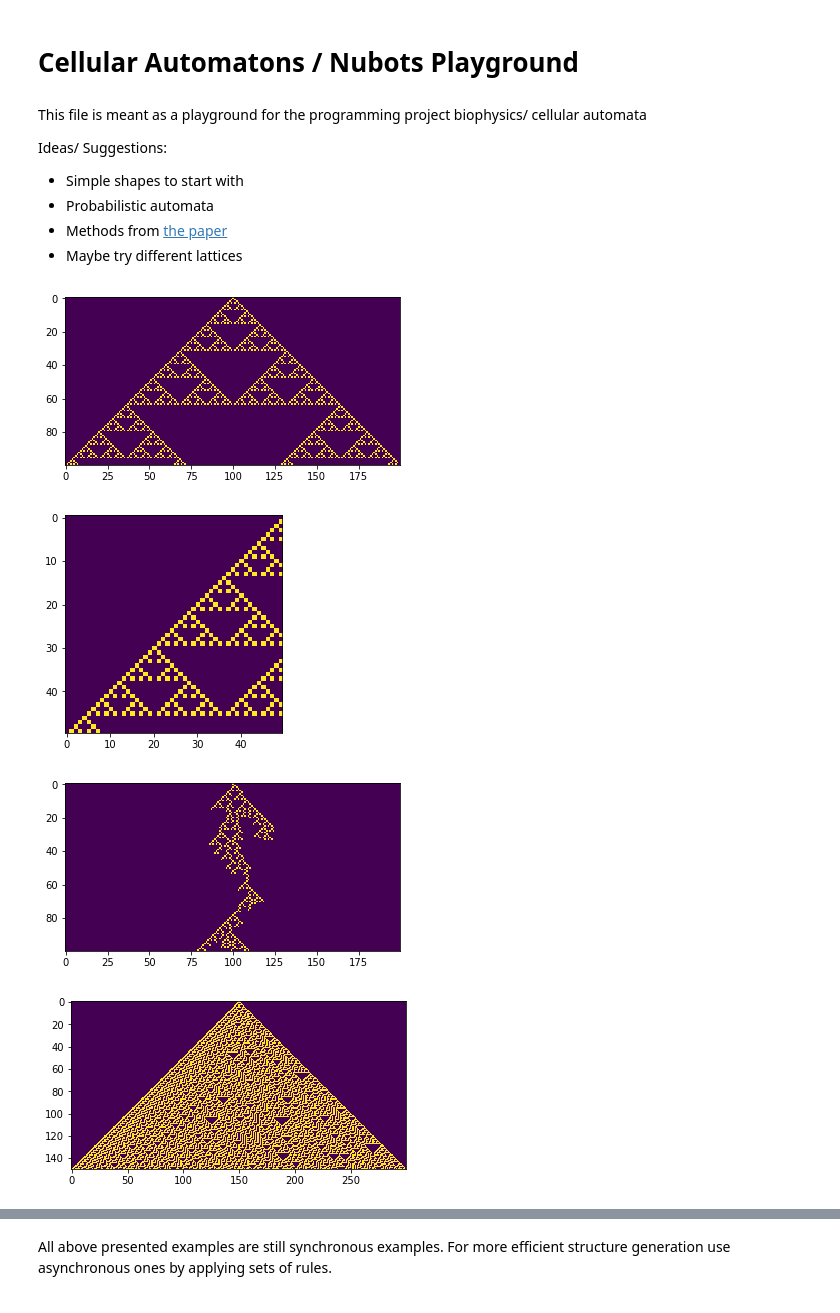
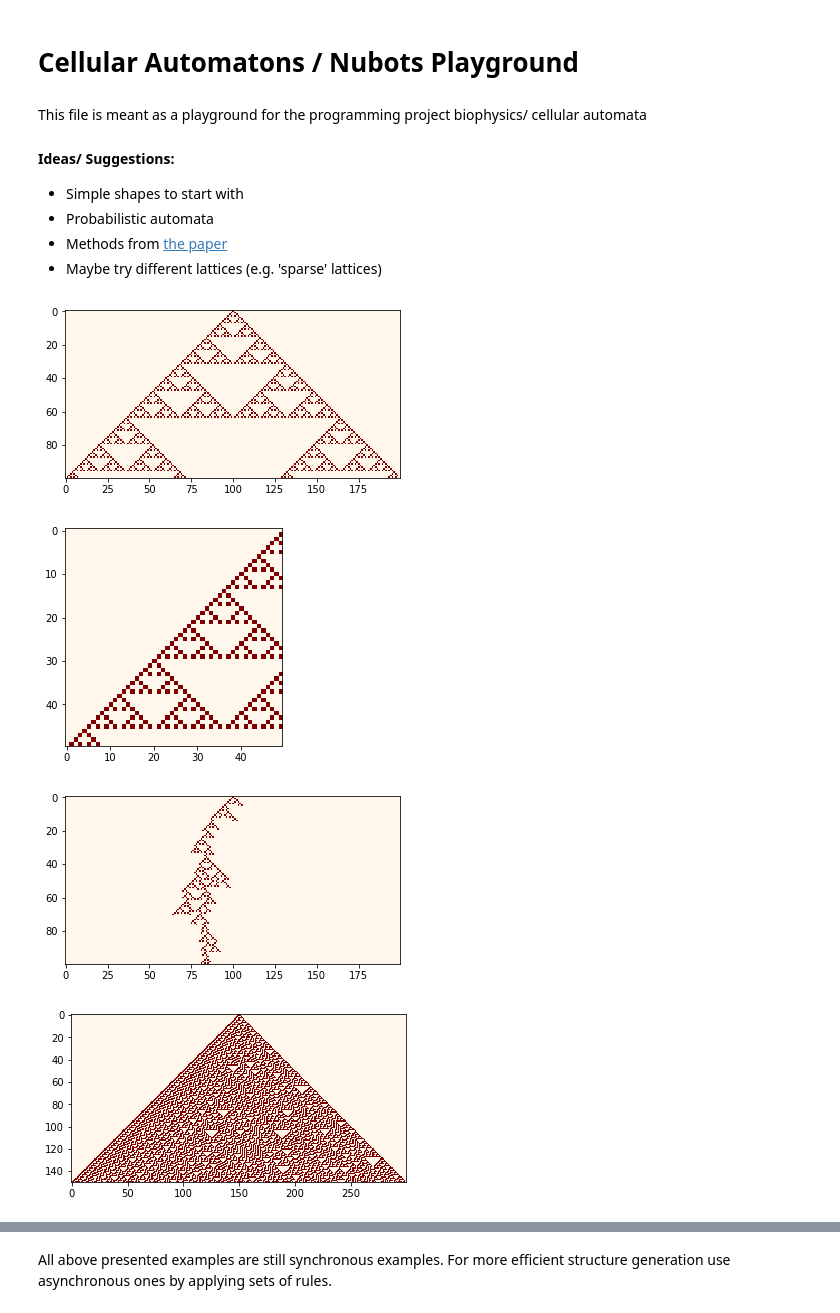
Before and after one commit to hs42/biophysics, a Jupyter notebook: playground.ipynb, the cells around one changed output, grey strips where cells are left out. Drawn from its saved outputs; the diff is of its cells as text; code cells hidden in the pictures.

```diff
--- a/playground.ipynb
+++ b/playground.ipynb
@@ -3,12 +3,12 @@
 # %% [markdown]
 This file is meant as a playground for the programming project biophysics/ cellular automata
 
-Ideas/ Suggestions:
+#### Ideas/ Suggestions:
 
 - Simple shapes to start with
 - Probabilistic automata
 - Methods from [the paper](https://dna.hamilton.ie/woods/download/nubots.pdf)
-- Maybe try different lattices
+- Maybe try different lattices (e.g. 'sparse' lattices)
 # %%
 import numpy as np
 from matplotlib import pyplot as plt
@@ -26,34 +26,34 @@ for i in range(0, t - 1):
     for x in range(1, N - 1):
         field[i+1, x] = bool(field[i, x-1]) ^ bool(field[i, x+1]) #logical XOR
 
-plt.imshow(field)
+plt.imshow(field, cmap="OrRd")
 plt.show()
-plt.imshow(field[50:,:50])
+plt.imshow(field[50:,:50], cmap="OrRd")
 plt.show()
 #plt.savefig('sierpinski_automaton.png', dpi=300, format='png')
 # %% [output]
-[figure, old version]
+[figure, new version]
-[figure, old version]
+[figure, new version]
 # %%
 # Probabilistic Sierpinski triangles
 
 N = 200
 t = 100
 
 field = np.zeros((t, N))
 field[0, int(N/2)] = 1
 
 for i in range(0, t - 1):
     for x in range(1, N - 1):
         random_prob = rd.uniform(0, 1)
         if random_prob > 0.2:      # larger values usually lead to a small tree. where lays p_c and why?
             field[i+1, x] = bool(field[i, x-1]) ^ bool(field[i, x+1]) #logical XOR
 
-plt.imshow(field)
+plt.imshow(field, cmap="OrRd")
 plt.show()
 #plt.savefig('sierpinski_automaton.png', dpi=300, format='png')
 # %% [output]
-[figure, old version]
+[figure, new version]
 # %%
 # Rule 30
 
@@ -82,11 +82,11 @@ for i in range(0, t - 1):
         elif field[i, x-1]==0 and field[i, x]==0 and field[i, x+1]==0:
             field[i+1, x] = 0
 
-plt.imshow(field)
+plt.imshow(field, cmap="OrRd")
 plt.show()
 #plt.savefig('rule30_automaton.png', dpi=300, format='png')
 # %% [output]
-[figure, old version]
+[figure, new version]
 # %%
 # Rule 30 probabilistic
 
```
Also changed, not shown: parts of 6 cells of this notebook.
